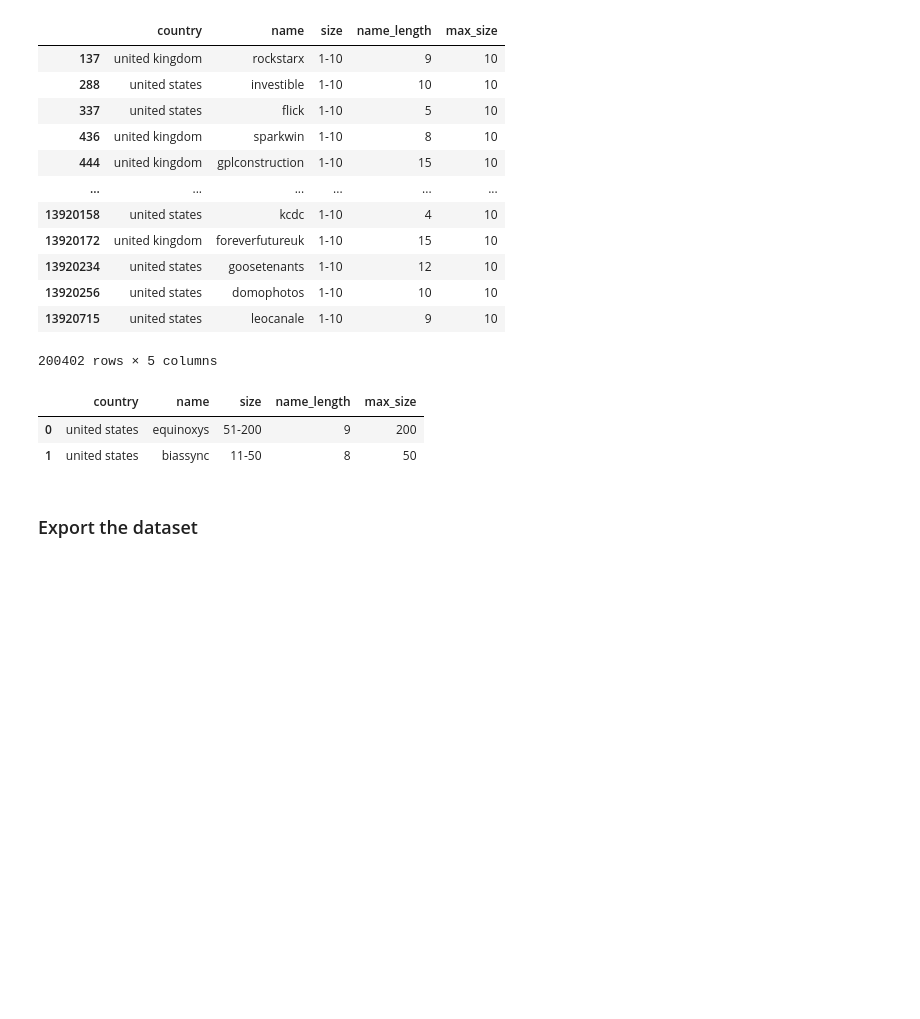
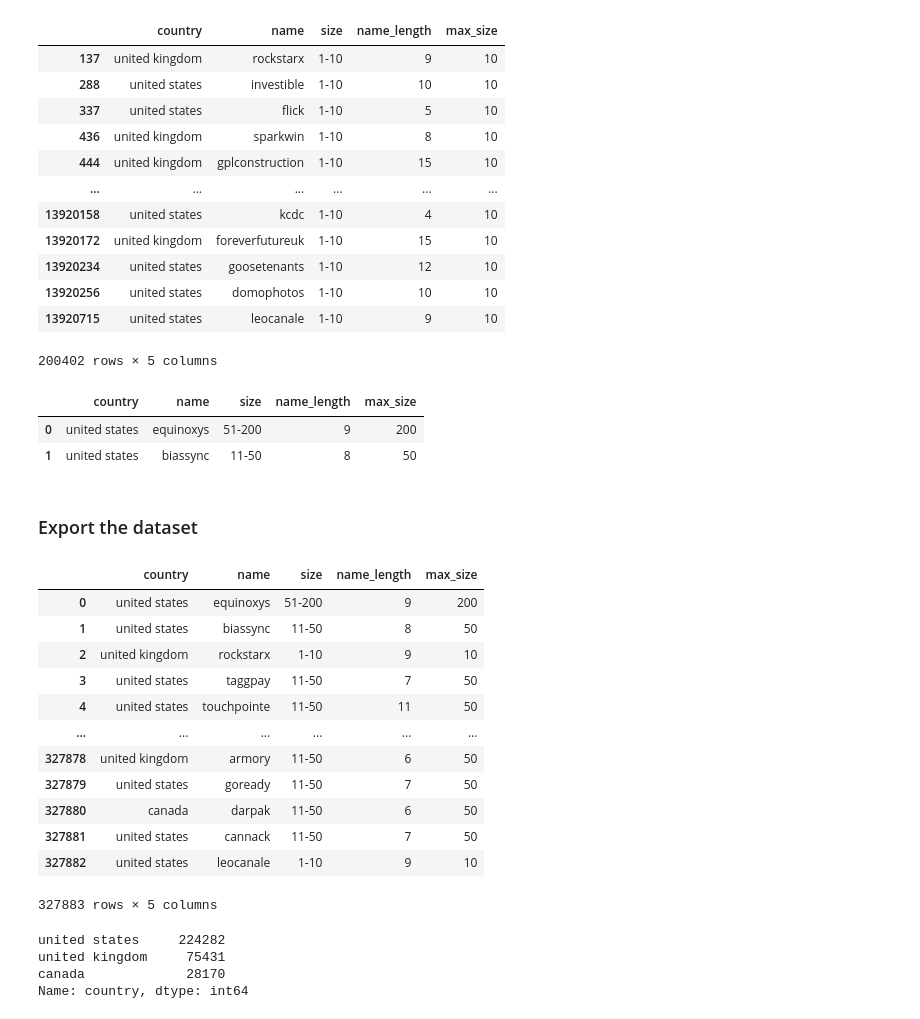
Before and after one commit to ADA-GWU/guidedresearchproject-eljanmahammadli, a Jupyter notebook: code_notebooks/preprocessing.ipynb, the cells around one changed output. Saved outputs shown, nothing was run; the diff lists cells and outputs as text; code cells hidden in the pictures; blank space fills up the shorter version.

```diff
--- a/code_notebooks/preprocessing.ipynb
+++ b/code_notebooks/preprocessing.ipynb
@@ -337,3 +337,28 @@ companies.head(2)
 # %%
 # export the cleaned dataset
 companies.to_csv("../data/cleansed_layer/companies.csv", index=False)
+# %%
+df = pd.read_csv("../data/cleansed_layer/companies.csv")
+# %%
+df
+# %% [output]
+|  | country | name | size | name_length | max_size |
+| 0 | united states | equinoxys | 51-200 | 9 | 200 |
+| 1 | united states | biassync | 11-50 | 8 | 50 |
+| 2 | united kingdom | rockstarx | 1-10 | 9 | 10 |
+| 3 | united states | taggpay | 11-50 | 7 | 50 |
+| 4 | united states | touchpointe | 11-50 | 11 | 50 |
+| ... | ... | ... | ... | ... | ... |
+| 327878 | united kingdom | armory | 11-50 | 6 | 50 |
+| 327879 | united states | goready | 11-50 | 7 | 50 |
+| 327880 | canada | darpak | 11-50 | 6 | 50 |
+| 327881 | united states | cannack | 11-50 | 7 | 50 |
+| 327882 | united states | leocanale | 1-10 | 9 | 10 |
+327883 rows × 5 columns
+# %%
+df.country.value_counts()
+# %% [output]
+united states     224282
+united kingdom     75431
+canada             28170
+Name: country, dtype: int64
```
Also changed, not shown: parts of 6 cells of this notebook.
